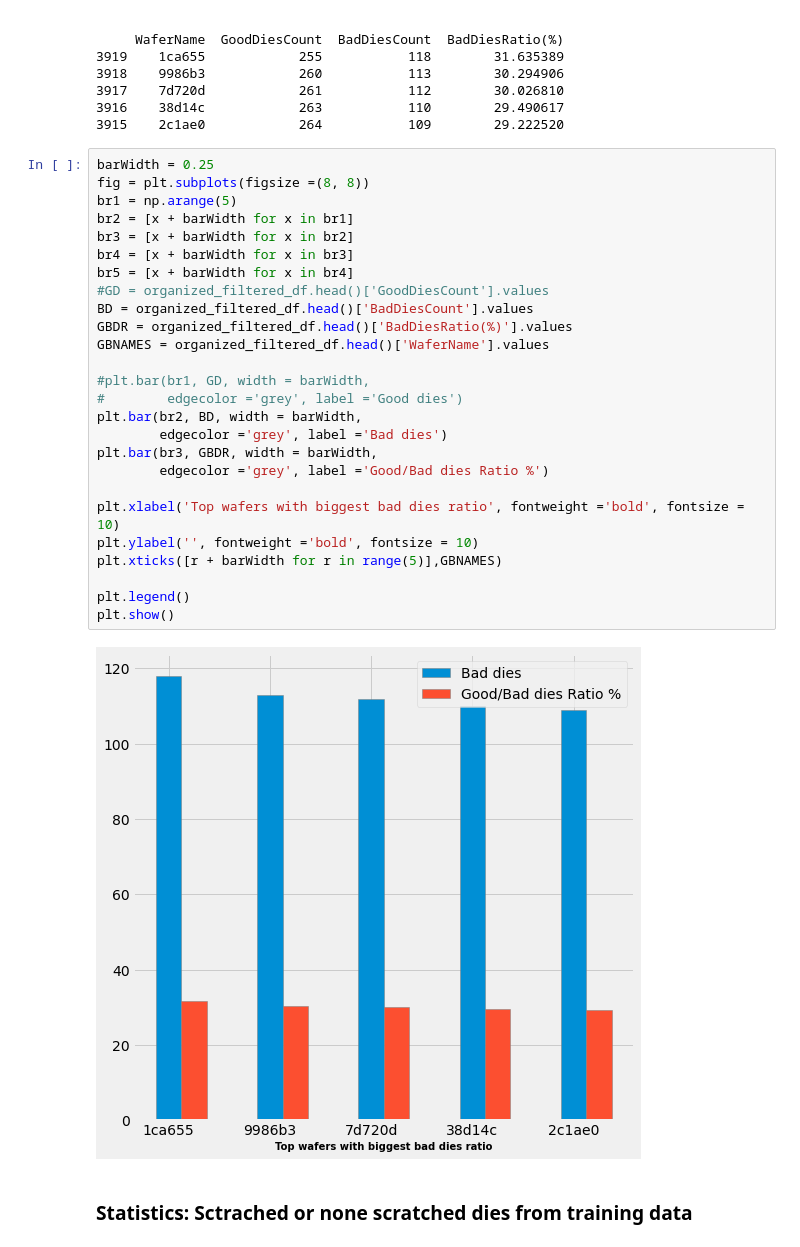
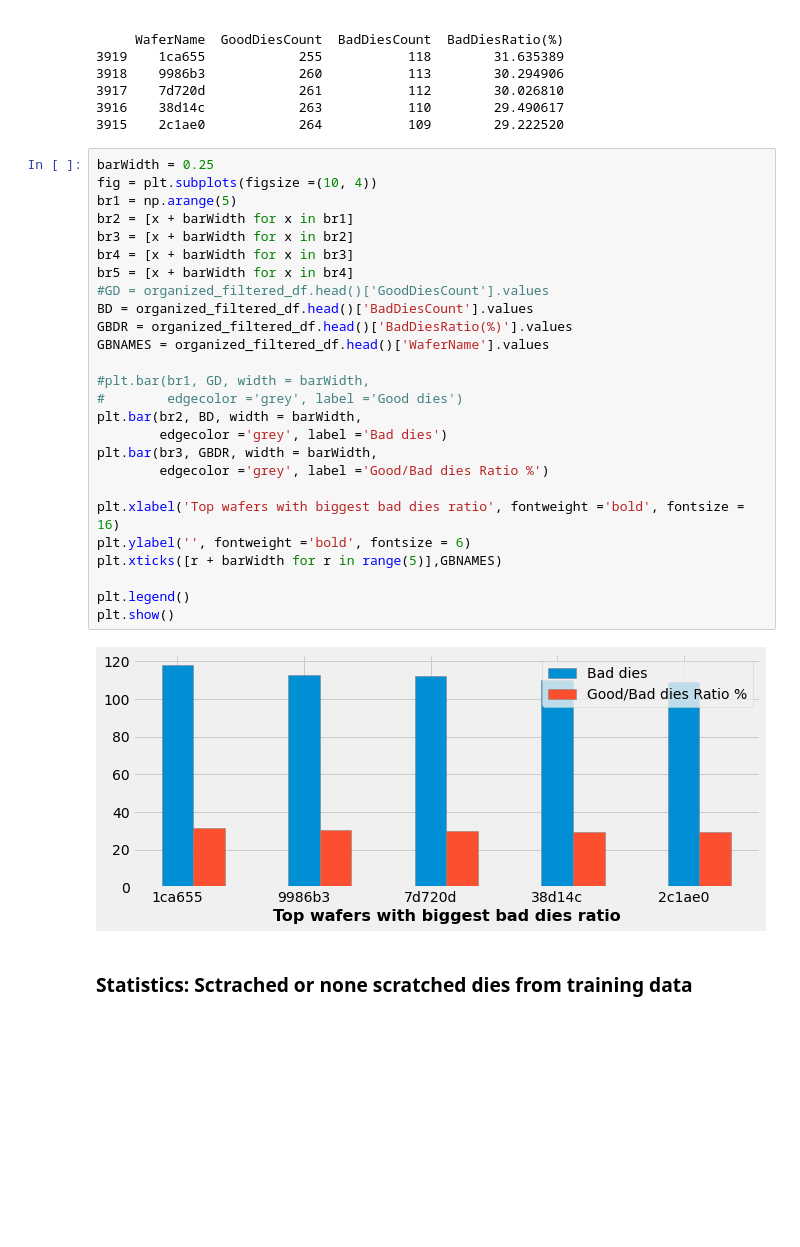
Before and after one commit to klklkl1990/Wafers-Scratch-Detection-ML, a Jupyter notebook: wafers-scratch-detection-ml-liad-solomon.ipynb, the cells around one changed output. Cells and saved outputs as stored; diff of their text form; blank space fills up the shorter version.

Commit message:
Kaggle Notebook | Wafers' Scratch Detection - ML - Liad Solomon | Version 25

```diff
--- a/wafers-scratch-detection-ml-liad-solomon.ipynb
+++ b/wafers-scratch-detection-ml-liad-solomon.ipynb
@@ -223,32 +223,32 @@ print(organized_filtered_df.head(),'\n')
 3915    2c1ae0            264           109        29.222520
 # %%
 barWidth = 0.25
-fig = plt.subplots(figsize =(8, 8))
+fig = plt.subplots(figsize =(10, 4))
 br1 = np.arange(5)
 br2 = [x + barWidth for x in br1]
 br3 = [x + barWidth for x in br2]
 br4 = [x + barWidth for x in br3]
 br5 = [x + barWidth for x in br4]
 #GD = organized_filtered_df.head()['GoodDiesCount'].values
 BD = organized_filtered_df.head()['BadDiesCount'].values
 GBDR = organized_filtered_df.head()['BadDiesRatio(%)'].values
 GBNAMES = organized_filtered_df.head()['WaferName'].values
 
 #plt.bar(br1, GD, width = barWidth,
 #        edgecolor ='grey', label ='Good dies')
 plt.bar(br2, BD, width = barWidth,
         edgecolor ='grey', label ='Bad dies')
 plt.bar(br3, GBDR, width = barWidth,
         edgecolor ='grey', label ='Good/Bad dies Ratio %')
 
-plt.xlabel('Top wafers with biggest bad dies ratio', fontweight ='bold', fontsize = 10)
-plt.ylabel('', fontweight ='bold', fontsize = 10)
+plt.xlabel('Top wafers with biggest bad dies ratio', fontweight ='bold', fontsize = 16)
+plt.ylabel('', fontweight ='bold', fontsize = 6)
 plt.xticks([r + barWidth for r in range(5)],GBNAMES)
 
 plt.legend()
 plt.show()
 # %% [output]
-[figure, old version]
+[figure, new version]
 # %% [markdown]
 ### **Statistics: Sctrached or none scratched dies from training data**
 # %%
```
Also changed, not shown: parts of 1 cell of this notebook.
